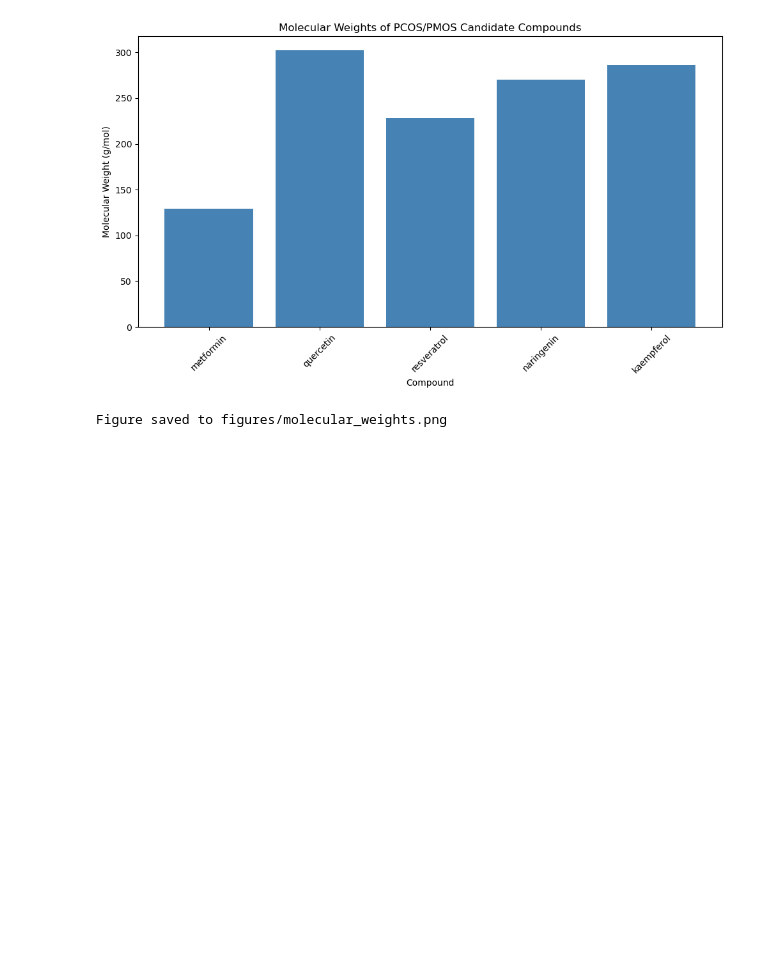
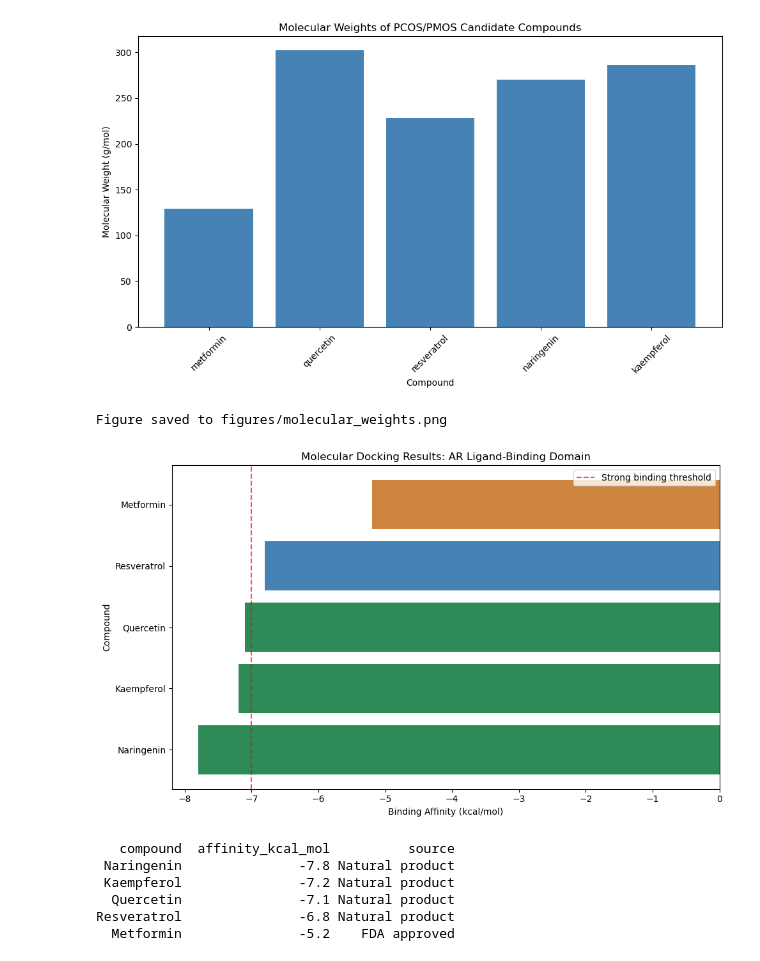
Before and after one commit to HarshithaKR021/PCOS-drug-repurposing, a Jupyter notebook: notebooks/01_data_curation.ipynb, the cells around one changed output. Cells and saved outputs as stored; diff of their text form; code cells hidden in the pictures; blank space fills up the shorter version.

Commit message:
analysis: add docking results and ranking plot

```diff
--- a/notebooks/01_data_curation.ipynb
+++ b/notebooks/01_data_curation.ipynb
@@ -80,3 +80,39 @@ print("Figure saved to figures/molecular_weights.png")
 # %% [output]
 [figure]
 Figure saved to figures/molecular_weights.png
+# %%
+# Docking results
+import pandas as pd
+import matplotlib.pyplot as plt
+
+results = pd.DataFrame({
+    'compound': ['Naringenin', 'Kaempferol', 'Quercetin', 'Resveratrol', 'Metformin'],
+    'affinity_kcal_mol': [-7.8, -7.2, -7.1, -6.8, -5.2],
+    'source': ['Natural product', 'Natural product', 'Natural product', 'Natural product', 'FDA approved']
+})
+
+# Sort by affinity (most negative first)
+results = results.sort_values('affinity_kcal_mol')
+
+# Bar chart
+plt.figure(figsize=(10, 6))
+colors = ['#2E8B57' if x < -7.0 else '#4682B4' if x < -6.0 else '#CD853F' for x in results['affinity_kcal_mol']]
+plt.barh(results['compound'], results['affinity_kcal_mol'], color=colors)
+plt.axvline(x=-7.0, color='red', linestyle='--', alpha=0.7, label='Strong binding threshold')
+plt.xlabel('Binding Affinity (kcal/mol)')
+plt.ylabel('Compound')
+plt.title('Molecular Docking Results: AR Ligand-Binding Domain')
+plt.legend()
+plt.tight_layout()
+plt.savefig('../figures/docking_results.png', dpi=300)
+plt.show()
+
+print(results.to_string(index=False))
+# %% [output]
+[figure, added]
+   compound  affinity_kcal_mol          source
+ Naringenin               -7.8 Natural product
+ Kaempferol               -7.2 Natural product
+  Quercetin               -7.1 Natural product
+Resveratrol               -6.8 Natural product
+  Metformin               -5.2    FDA approved
```
Also changed, not shown: 39 other files.
